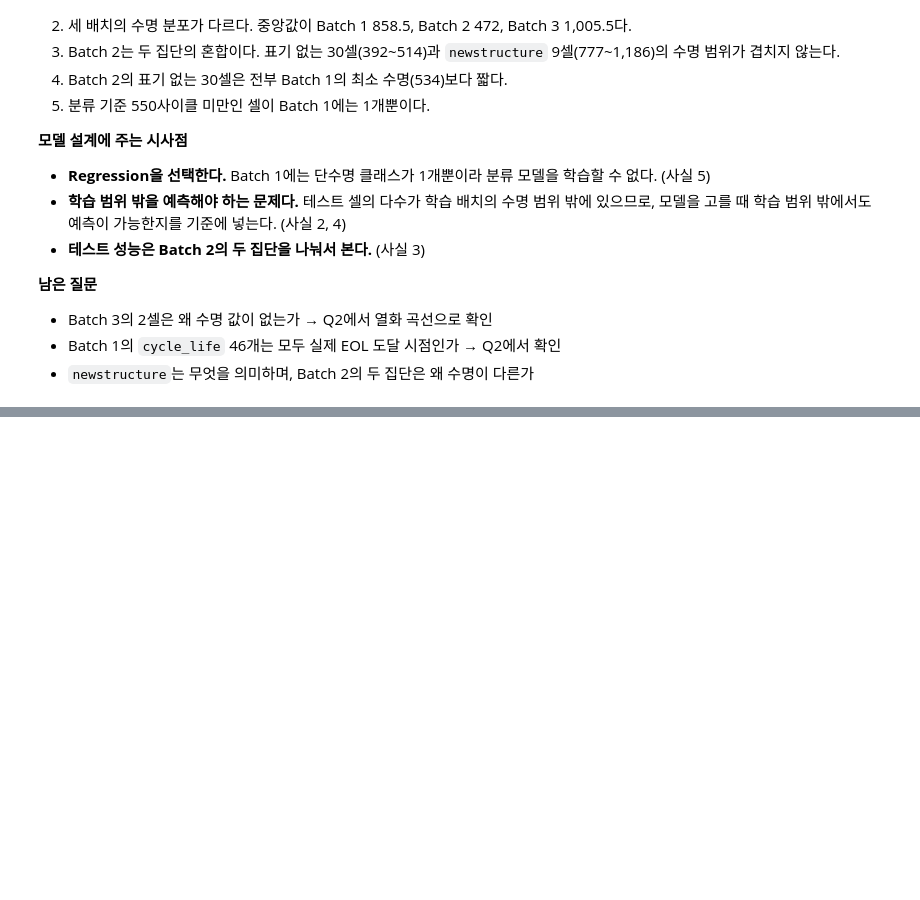
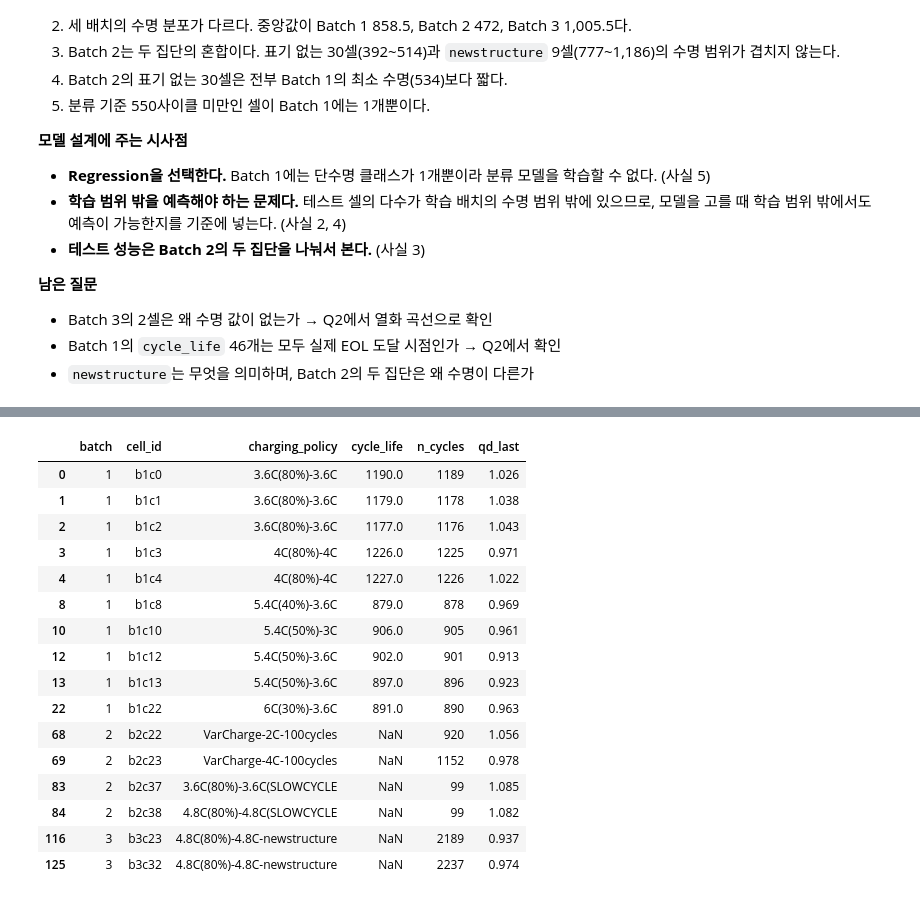
Before and after one commit to kyubin0973/DA-mini, a Jupyter notebook: notebooks/01_EDA.ipynb, the cells around one changed output, grey strips where cells are left out. Cells and saved outputs as stored; diff of their text form; code cells hidden in the pictures; blank space fills up the shorter version.

```diff
--- a/notebooks/01_EDA.ipynb
+++ b/notebooks/01_EDA.ipynb
@@ -314,0 +461,21 @@ ratio
+# %%
+cols = ['batch', 'cell_id', 'charging_policy', 'cycle_life', 'n_cycles', 'qd_last']
+cells2[~cells2['reached_eol']][cols].round(3)
+# %% [output]
+|  | batch | cell_id | charging_policy | cycle_life | n_cycles | qd_last |
+| 0 | 1 | b1c0 | 3.6C(80%)-3.6C | 1190.0 | 1189 | 1.026 |
+| 1 | 1 | b1c1 | 3.6C(80%)-3.6C | 1179.0 | 1178 | 1.038 |
+| 2 | 1 | b1c2 | 3.6C(80%)-3.6C | 1177.0 | 1176 | 1.043 |
+| 3 | 1 | b1c3 | 4C(80%)-4C | 1226.0 | 1225 | 0.971 |
+| 4 | 1 | b1c4 | 4C(80%)-4C | 1227.0 | 1226 | 1.022 |
+| 8 | 1 | b1c8 | 5.4C(40%)-3.6C | 879.0 | 878 | 0.969 |
+| 10 | 1 | b1c10 | 5.4C(50%)-3C | 906.0 | 905 | 0.961 |
+| 12 | 1 | b1c12 | 5.4C(50%)-3.6C | 902.0 | 901 | 0.913 |
+| 13 | 1 | b1c13 | 5.4C(50%)-3.6C | 897.0 | 896 | 0.923 |
+| 22 | 1 | b1c22 | 6C(30%)-3.6C | 891.0 | 890 | 0.963 |
+| 68 | 2 | b2c22 | VarCharge-2C-100cycles | NaN | 920 | 1.056 |
+| 69 | 2 | b2c23 | VarCharge-4C-100cycles | NaN | 1152 | 0.978 |
+| 83 | 2 | b2c37 | 3.6C(80%)-3.6C(SLOWCYCLE | NaN | 99 | 1.085 |
+| 84 | 2 | b2c38 | 4.8C(80%)-4.8C(SLOWCYCLE | NaN | 99 | 1.082 |
+| 116 | 3 | b3c23 | 4.8C(80%)-4.8C-newstructure | NaN | 2189 | 0.937 |
+| 125 | 3 | b3c32 | 4.8C(80%)-4.8C-newstructure | NaN | 2237 | 0.974 |
```
Also changed, not shown: parts of 27 cells of this notebook, 2 other files.
